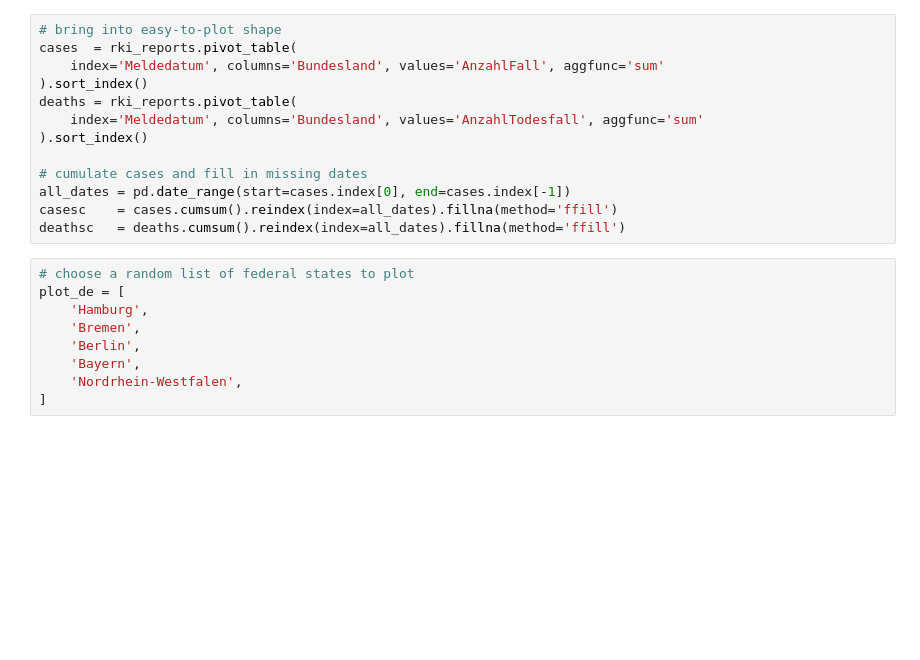
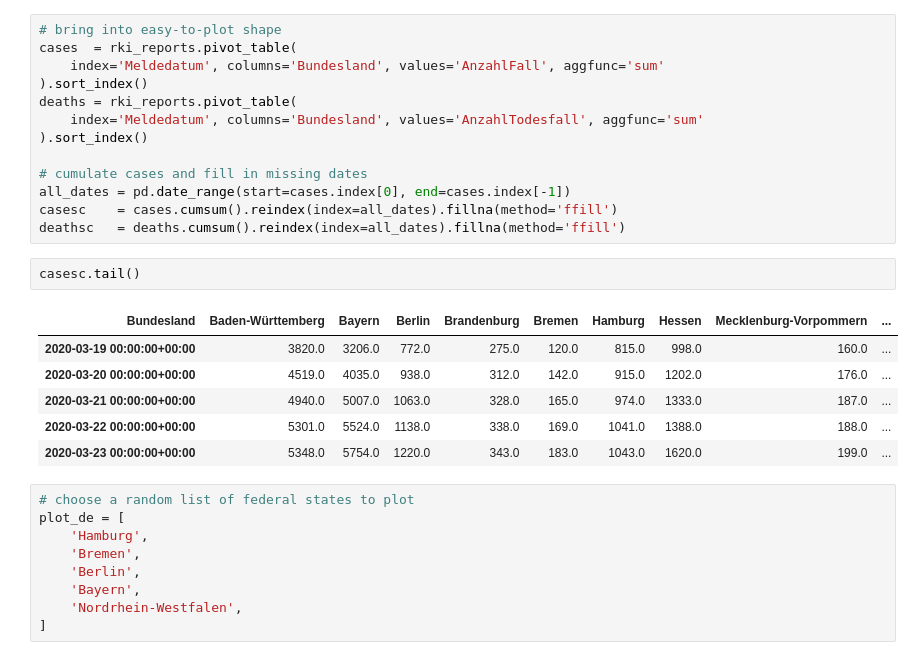
Before and after one commit to felixpatzelt/covid-19, a Jupyter notebook: germany_cases.ipynb, the cells around one changed output. Saved outputs shown, nothing was run; the diff lists cells and outputs as text; blank space fills up the shorter version.

```diff
--- a/germany_cases.ipynb
+++ b/germany_cases.ipynb
@@ -29,6 +29,15 @@ deaths = rki_reports.pivot_table(
 all_dates = pd.date_range(start=cases.index[0], end=cases.index[-1])
 casesc    = cases.cumsum().reindex(index=all_dates).fillna(method='ffill')
 deathsc   = deaths.cumsum().reindex(index=all_dates).fillna(method='ffill')
+# %%
+casesc.tail()
+# %% [output]
+| Bundesland | Baden-Württemberg | Bayern | Berlin | Brandenburg | Bremen | Hamburg | Hessen | Mecklenburg-Vorpommern | ... |
+| 2020-03-19 00:00:00+00:00 | 3820.0 | 3206.0 | 772.0 | 275.0 | 120.0 | 815.0 | 998.0 | 160.0 | ... |
+| 2020-03-20 00:00:00+00:00 | 4519.0 | 4035.0 | 938.0 | 312.0 | 142.0 | 915.0 | 1202.0 | 176.0 | ... |
+| 2020-03-21 00:00:00+00:00 | 4940.0 | 5007.0 | 1063.0 | 328.0 | 165.0 | 974.0 | 1333.0 | 187.0 | ... |
+| 2020-03-22 00:00:00+00:00 | 5301.0 | 5524.0 | 1138.0 | 338.0 | 169.0 | 1041.0 | 1388.0 | 188.0 | ... |
+| 2020-03-23 00:00:00+00:00 | 5348.0 | 5754.0 | 1220.0 | 343.0 | 183.0 | 1043.0 | 1620.0 | 199.0 | ... |
 # %%
 # choose a random list of federal states to plot
 plot_de = [
```
Also changed, not shown: parts of 2 cells of this notebook, 3 other files.
